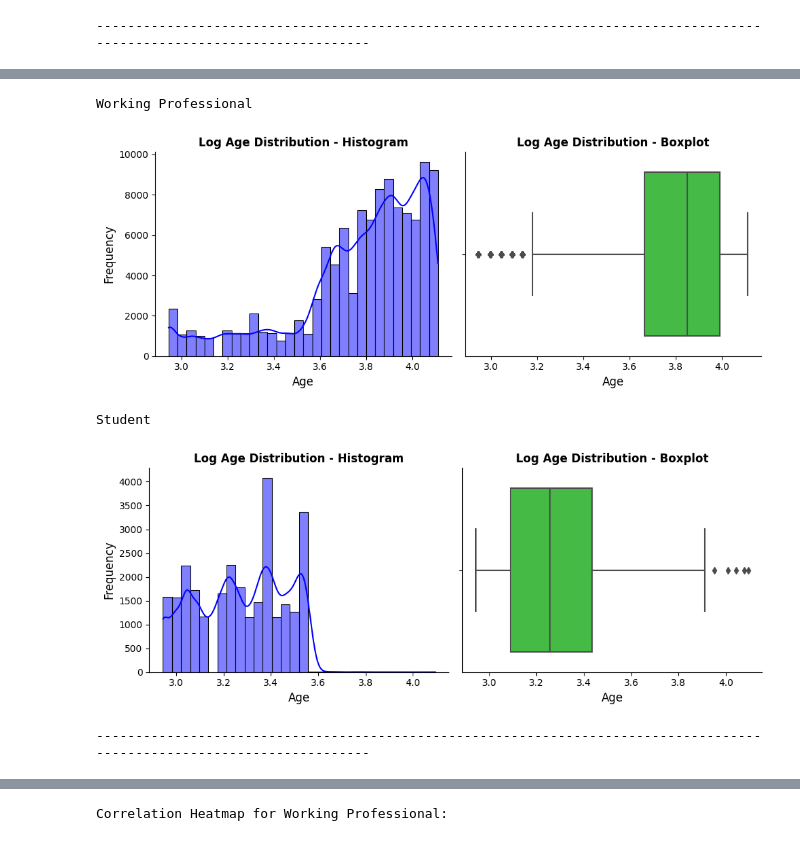
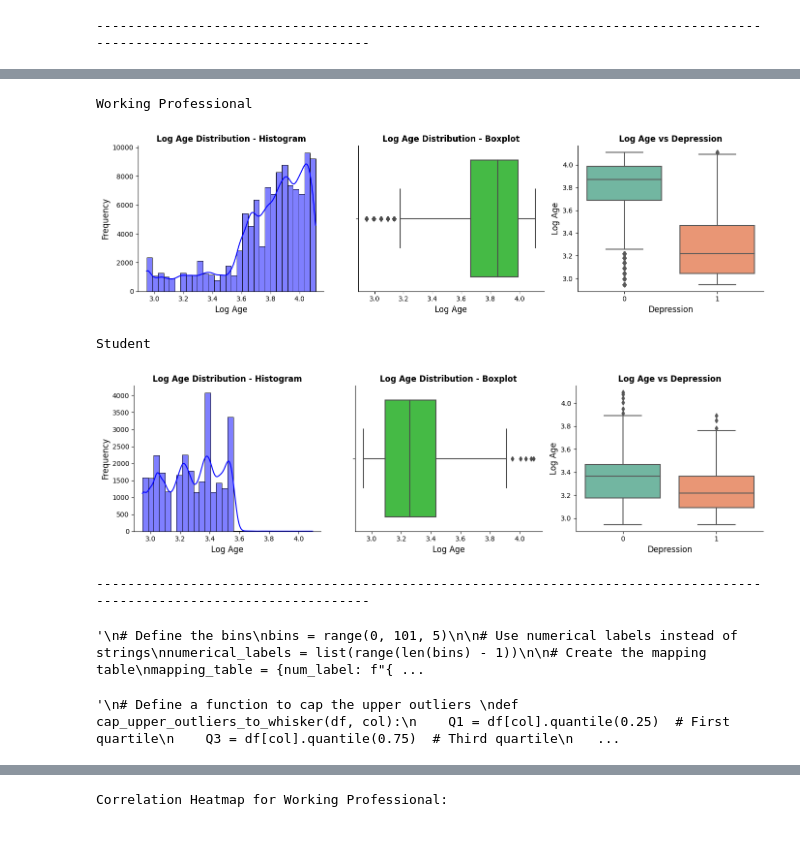
Before and after one commit to andytoh78/mental_health_predictions, a Jupyter notebook: mental-health-prediction.ipynb, the cells around one changed output, grey strips where cells are left out. Cells and saved outputs as stored; diff of their text form; code cells hidden in the pictures.

```diff
--- a/mental-health-prediction.ipynb
+++ b/mental-health-prediction.ipynb
@@ -514,7 +514,7 @@ sleep_grouping = {
     'more than 8 hours': 'ge8hours'
 }
 # %%
-sleep_mapping = {'le5hours' : 1, '5_8hours': 2, 'ge8hours': 3, 'unknown':-1}
+sleep_mapping = {'le5hours' : 1, '5_8hours': 3, 'ge8hours': 5, 'unknown':-1}
 
 # Clean Dietary Habits column
 for group in [dfk, dfw]:
@@ -593,7 +593,7 @@ diet_grouping = {
     'no healthy': 'unhealthy'
 }
 # %%
-diet_mapping = {'healthy': 3, 'moderate': 2, 'unhealthy': 1, 'unknown':-1}
+diet_mapping = {'healthy': 5, 'moderate': 3, 'unhealthy': 1, 'unknown':-1}
 
 # Clean Dietary Habits column
 for group in [dfk, dfw]:
@@ -998,10 +998,11 @@ Student
 # Visualize Age column
 for name, df in dfp:
     print(f"{name}")
-    plt.figure(figsize=(10, 4))
+    plt.figure(figsize=(14, 4))
     plt.style.use('default')
 
-    plt.subplot(1, 2, 1)
+    # Histogram
+    plt.subplot(1, 3, 1)
     sns.histplot(df["Age"], bins=30, kde=True, color="blue")
     plt.title("Age Distribution - Histogram", fontsize=12, fontweight="bold")
     plt.xlabel("Age", fontsize=12)
@@ -1010,10 +1011,19 @@ for name, df in dfp:
     plt.gca().spines[['bottom', 'left']].set_color('black')
 
     # Boxplot
-    plt.subplot(1, 2, 2)
+    plt.subplot(1, 3, 2)
     sns.boxplot(x=df["Age"], color="limegreen")
     plt.title("Age Distribution - Boxplot", fontsize=12, fontweight="bold")
     plt.xlabel("Age", fontsize=12)
+    plt.gca().spines[['top', 'right']].set_visible(False)
+    plt.gca().spines[['bottom', 'left']].set_color('black')
+
+    # Bivariate Analysis
+    plt.subplot(1, 3, 3)
+    sns.boxplot(x=df["Depression"], y=df["Age"], palette="Set2")
+    plt.title("Age vs Depression", fontsize=12, fontweight="bold")
+    plt.xlabel("Depression", fontsize=12)
+    plt.ylabel("Age", fontsize=12)
     plt.gca().spines[['top', 'right']].set_visible(False)
     plt.gca().spines[['bottom', 'left']].set_color('black')
 
@@ -1029,35 +1039,45 @@ Student
 ------------------------------------------------------------------------------------------------------------------------
 # %%
-# Visualize Age column with log transformation
+# Visualize Age column
 for name, df in dfp:
     print(f"{name}")
     df["Agelg"] = np.log1p(df["Age"])
-    plt.figure(figsize=(10, 4))
+    plt.figure(figsize=(14, 4))
     plt.style.use('default')
 
-    plt.subplot(1, 2, 1)
+    # Histogram
+    plt.subplot(1, 3, 1)
     sns.histplot(df["Agelg"], bins=30, kde=True, color="blue")
     plt.title("Log Age Distribution - Histogram", fontsize=12, fontweight="bold")
-    plt.xlabel("Age", fontsize=12)
+    plt.xlabel("Log Age", fontsize=12)
     plt.ylabel("Frequency", fontsize=12)
     plt.gca().spines[['top', 'right']].set_visible(False)
     plt.gca().spines[['bottom', 'left']].set_color('black')
 
     # Boxplot
-    plt.subplot(1, 2, 2)
+    plt.subplot(1, 3, 2)
     sns.boxplot(x=df["Agelg"], color="limegreen")
     plt.title("Log Age Distribution - Boxplot", fontsize=12, fontweight="bold")
-    plt.xlabel("Age", fontsize=12)
+    plt.xlabel("Log Age", fontsize=12)
+    plt.gca().spines[['top', 'right']].set_visible(False)
+    plt.gca().spines[['bottom', 'left']].set_color('black')
+
+    # Bivariate Analysis
+    plt.subplot(1, 3, 3)
+    sns.boxplot(x=df["Depression"], y=df["Agelg"], palette="Set2")
+    plt.title("Log Age vs Depression", fontsize=12, fontweight="bold")
+    plt.xlabel("Depression", fontsize=12)
+    plt.ylabel("Log Age", fontsize=12)
     plt.gca().spines[['top', 'right']].set_visible(False)
     plt.gca().spines[['bottom', 'left']].set_color('black')
 
     plt.tight_layout()
     plt.show()
 
 print("---------------"*8)
 # %% [output]
 Working Professional
-[figure, old version]
+[figure, new version]
 Student
-[figure, old version]
+[figure, new version]
 ------------------------------------------------------------------------------------------------------------------------
@@ -1064,4 +1091,25 @@ Student
+# %%
+"""
+# Define the bins
+bins = range(0, 101, 5)
+
+# Use numerical labels instead of strings
+numerical_labels = list(range(len(bins) - 1))
+
+# Create the mapping table
+mapping_table = {num_label: f"{bins[i]}-{bins[i+1]-1}" for i, num_label in enumerate(numerical_labels)}
+display(mapping_table)
+
+for name, df in dfw:
+    df['Age_Bin'] = pd.cut(df['Age'], bins=bins, labels=numerical_labels, right=False)
+
+for name, df in dfk:
+    df['Age_Bin'] = pd.cut(df['Age'], bins=bins, labels=numerical_labels, right=False)
+"""
+# %% [output]
+'\n# Define the bins\nbins = range(0, 101, 5)\n\n# Use numerical labels instead of strings\nnumerical_labels = list(range(len(bins) - 1))\n\n# Create the mapping table\nmapping_table = {num_label: f"{ ...
 # %%
+'''
 # Define a function to cap the upper outliers
 def cap_upper_outliers_to_whisker(df, col):
     Q1 = df[col].quantile(0.25)  # First quartile
@@ -1076,6 +1124,9 @@ def cap_upper_outliers_to_whisker(df, col):
 
 # Apply the function to Age
 student_df["Agelg"] = cap_upper_outliers_to_whisker(student_df, "Agelg")
+'''
+# %% [output]
+'\n# Define a function to cap the upper outliers \ndef cap_upper_outliers_to_whisker(df, col):\n    Q1 = df[col].quantile(0.25)  # First quartile\n    Q3 = df[col].quantile(0.75)  # Third quartile\n   ...
 # %%
 # Perform t-test to compare the means of the two groups
 for name, df in dfp:
```
Also changed, not shown: parts of 38 cells of this notebook.
